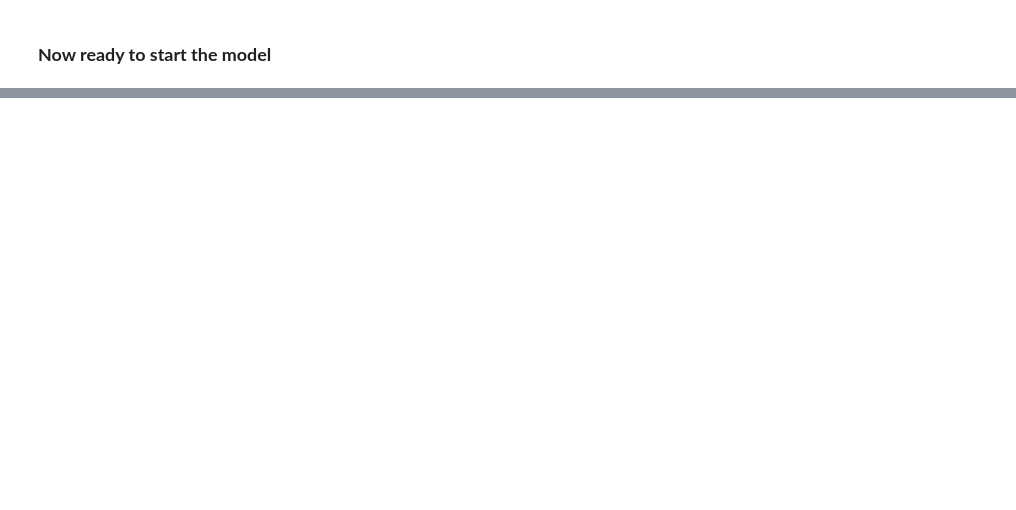
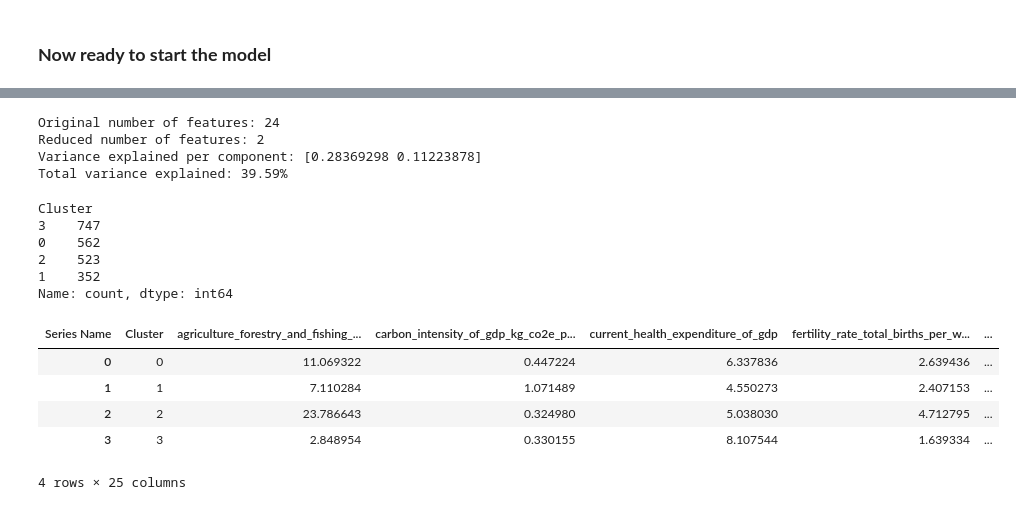
Before and after one commit to Mina-Makram-001/2B_Data_Science_Portfolio, a Jupyter notebook: Task_4_(Train_3_Unsupervised_ML_Models)/4_Model_Preperation.ipynb, the cells around one changed output, grey strips where cells are left out. Saved outputs shown, nothing was run; the diff lists cells and outputs as text; code cells hidden in the pictures; blank space fills up the shorter version.

```diff
--- a/Task_4_(Train_3_Unsupervised_ML_Models)/4_Model_Preperation.ipynb
+++ b/Task_4_(Train_3_Unsupervised_ML_Models)/4_Model_Preperation.ipynb
@@ -725,0 +799,18 @@ for col in high_missing_cols:
+# %%
+from sklearn.decomposition import PCA
+
+pca = PCA(n_components=2, random_state=42)
+X_pca = pca.fit_transform(X_scaled)
+
+
+print(f"Original number of features: {X_scaled.shape[1]}")
+print(f"Reduced number of features: {X_pca.shape[1]}")
+
+# View the variance explained by each individual component
+print(f"Variance explained per component: {pca.explained_variance_ratio_}")
+print(f"Total variance explained: {sum(pca.explained_variance_ratio_):.2%}")
+# %% [output]
+Original number of features: 24
+Reduced number of features: 2
+Variance explained per component: [0.28369298 0.11223878]
+Total variance explained: 39.59%
@@ -725,0 +825,19 @@ for col in high_missing_cols:
+# %%
+df_countries['Cluster'].value_counts()
+# %% [output]
+Cluster
+3    747
+0    562
+2    523
+1    352
+Name: count, dtype: int64
+# %%
+cluster_summary = df_countries.groupby('Cluster')[features].mean().reset_index()
+cluster_summary
+# %% [output]
+| Series Name | Cluster | agriculture_forestry_and_fishing_... | carbon_intensity_of_gdp_kg_co2e_p... | current_health_expenditure_of_gdp | fertility_rate_total_births_per_w... | ... |
+| 0 | 0 | 11.069322 | 0.447224 | 6.337836 | 2.639436 | ... |
+| 1 | 1 | 7.110284 | 1.071489 | 4.550273 | 2.407153 | ... |
+| 2 | 2 | 23.786643 | 0.324980 | 5.038030 | 4.712795 | ... |
+| 3 | 3 | 2.848954 | 0.330155 | 8.107544 | 1.639334 | ... |
+4 rows × 25 columns
```
Also changed, not shown: parts of 11 cells of this notebook.
